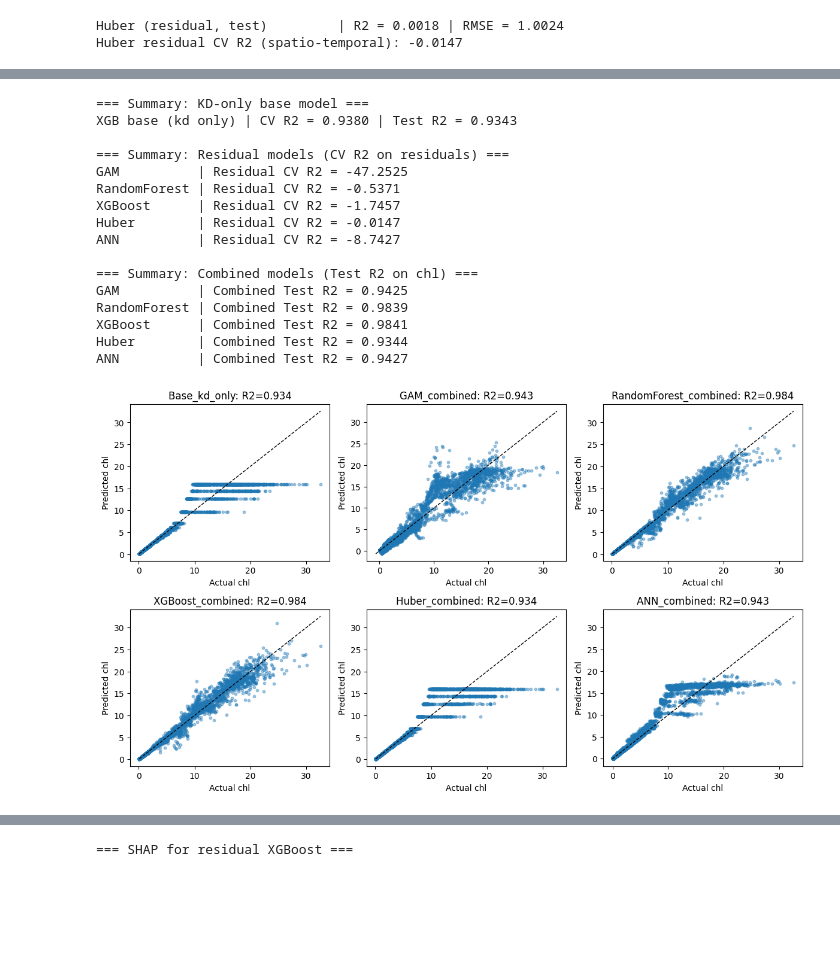
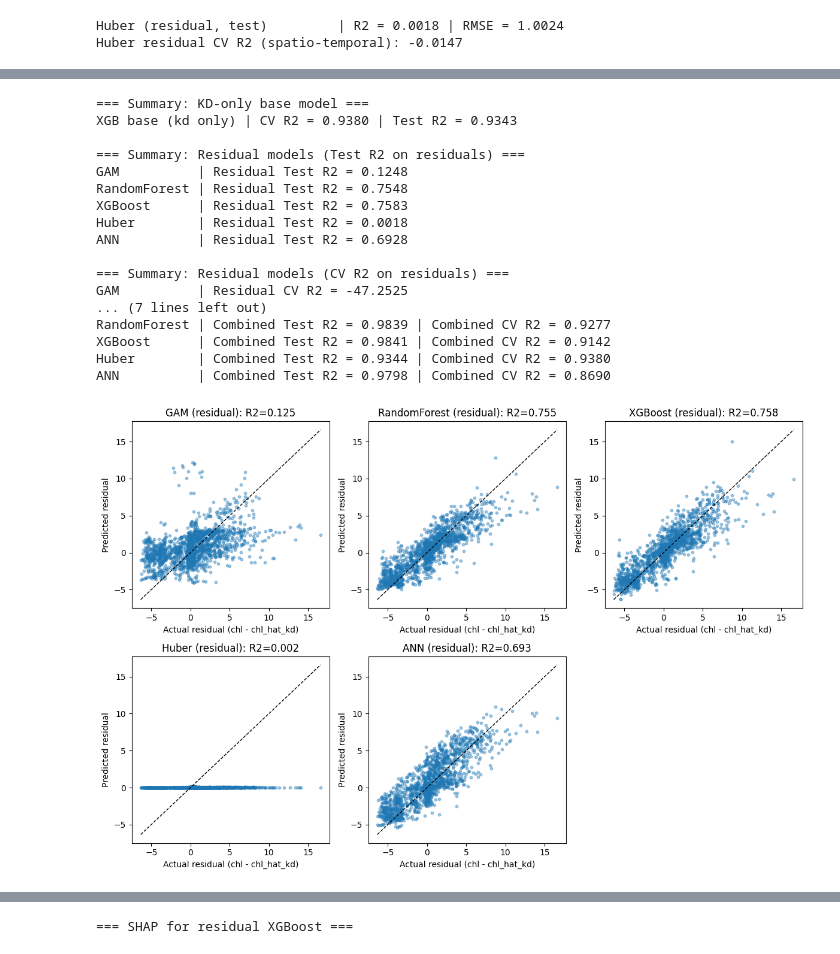
Before and after one commit to arupmahatha/ug_thesis, a Jupyter notebook: models/residuals.ipynb, the cells around one changed output, grey strips where cells are left out. Cells and saved outputs as stored; diff of their text form; code cells hidden in the pictures; blank space fills up the shorter version.

```diff
--- a/models/residuals.ipynb
+++ b/models/residuals.ipynb
@@ -480,13 +463,13 @@ ANN residual CV R2 (spatio-temporal): -8.7427 ± 16.1280
 # %%
 # ======================================================
-# 7) Combined predictions: chl_hat_total = chl_hat_kd + res_hat
+# 7) Combined predictions: chl_hat_total = chl_hat_kd + res_hat (Test set)
 # ======================================================
-print("\n==================== Stage 3: Combined predictions ====================\n")
+print("\n==================== Stage 3: Combined predictions (Test set) ====================\n")
 
 combined_test_r2 = {}
 
 for name, res_pred_test in res_models_test_pred.items():
     chl_hat_total_test = y_test_base + res_pred_test
-    r2, rmse = print_metrics(f"{name} (combined total, test)", y_test, chl_hat_total_test)
+    r2, rmse = print_metrics(f"{name} (combined total chl, test)", y_test, chl_hat_total_test)
     combined_test_r2[name] = r2
 # %% [output]
@@ -505,57 +661,59 @@ print("\n=== Summary: KD-only base model ===")
 base_test_r2 = r2_score(y_test, y_test_base)
 print(f"XGB base (kd only) | CV R2 = {xgb_base_cv_mean:.4f} | Test R2 = {base_test_r2:.4f}")
 
+print("\n=== Summary: Residual models (Test R2 on residuals) ===")
+for name, r2_val in res_models_test_r2.items():
+    print(f"{name:12s} | Residual Test R2 = {r2_val:.4f}")
+
 print("\n=== Summary: Residual models (CV R2 on residuals) ===")
 for name, cv_r2 in res_models_cv.items():
     print(f"{name:12s} | Residual CV R2 = {cv_r2:.4f}")
 
-print("\n=== Summary: Combined models (Test R2 on chl) ===")
-for name, r2_val in combined_test_r2.items():
-    print(f"{name:12s} | Combined Test R2 = {r2_val:.4f}")
+print("\n=== Summary: Combined models (total chl, base + residual) ===")
+for name in res_models_test_pred.keys():
+    print(f"{name:12s} | Combined Test R2 = {combined_test_r2[name]:.4f} | Combined CV R2 = {combined_cv_r2[name]:.4f}")
 # %% [output]
 === Summary: KD-only base model ===
 XGB base (kd only) | CV R2 = 0.9380 | Test R2 = 0.9343
 
+=== Summary: Residual models (Test R2 on residuals) ===
+GAM          | Residual Test R2 = 0.1248
+RandomForest | Residual Test R2 = 0.7548
+XGBoost      | Residual Test R2 = 0.7583
+Huber        | Residual Test R2 = 0.0018
+ANN          | Residual Test R2 = 0.6928
+
 === Summary: Residual models (CV R2 on residuals) ===
 GAM          | Residual CV R2 = -47.2525
-RandomForest | Residual CV R2 = -0.5371
-XGBoost      | Residual CV R2 = -1.7457
-Huber        | Residual CV R2 = -0.0147
-ANN          | Residual CV R2 = -8.7427
-
-=== Summary: Combined models (Test R2 on chl) ===
-GAM          | Combined Test R2 = 0.9425
-RandomForest | Combined Test R2 = 0.9839
-XGBoost      | Combined Test R2 = 0.9841
-Huber        | Combined Test R2 = 0.9344
-ANN          | Combined Test R2 = 0.9427
+... (7 lines left out)
+RandomForest | Combined Test R2 = 0.9839 | Combined CV R2 = 0.9277
+XGBoost      | Combined Test R2 = 0.9841 | Combined CV R2 = 0.9142
+Huber        | Combined Test R2 = 0.9344 | Combined CV R2 = 0.9380
+ANN          | Combined Test R2 = 0.9798 | Combined CV R2 = 0.8690
 # %%
 # ======================================================
-# 9) Predicted vs Actual plots (base & combined)
+# 9) Predicted vs Actual plots (residual models only)
 # ======================================================
-plt.figure(figsize=(12, 10))
+plt.figure(figsize=(12, 8))
 
-model_preds = {
-    'Base_kd_only': y_test_base
-}
-for name, res_pred_test in res_models_test_pred.items():
-    model_preds[f'{name}_combined'] = y_test_base + res_pred_test
+model_preds = {name: res_pred for name, res_pred in res_models_test_pred.items()}
+n_models = len(model_preds)
+n_cols = 3
+n_rows = int(np.ceil(n_models / n_cols))
 
 i = 1
 for name, preds in model_preds.items():
-    plt.subplot(3, 3, i)
-    plt.scatter(y_test, preds, s=10, alpha=0.4)
-    mn = min(y_test.min(), preds.min())
-    mx = max(y_test.max(), preds.max())
+    plt.subplot(n_rows, n_cols, i)
+    plt.scatter(res_test, preds, s=10, alpha=0.4)
+    mn = min(res_test.min(), preds.min())
+    mx = max(res_test.max(), preds.max())
     plt.plot([mn, mx], [mn, mx], 'k--', linewidth=1)
-    plt.xlabel("Actual chl")
-    plt.ylabel("Predicted chl")
-    plt.title(f"{name}: R2={r2_score(y_test, preds):.3f}")
+    plt.xlabel("Actual residual (chl - chl_hat_kd)")
+    plt.ylabel("Predicted residual")
+    plt.title(f"{name} (residual): R2={r2_score(res_test, preds):.3f}")
     i += 1
-    if i > 9:
-        break
 
 plt.tight_layout()
 plt.show()
 # %% [output]
-[figure, old version]
+[figure, new version]
```
Also changed, not shown: parts of 18 cells of this notebook, 8 other files.
